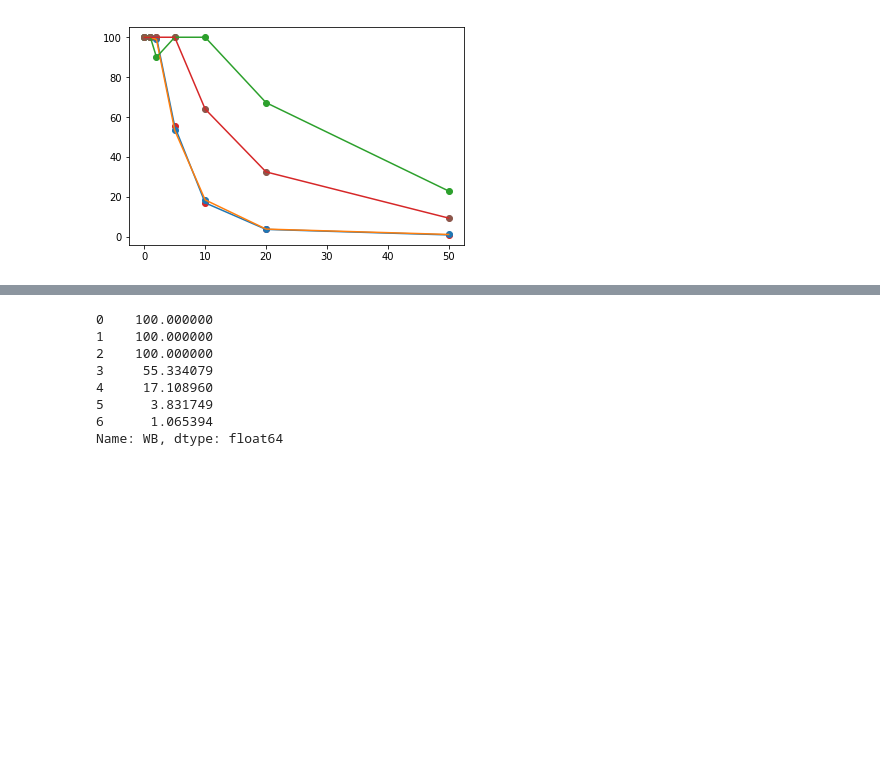
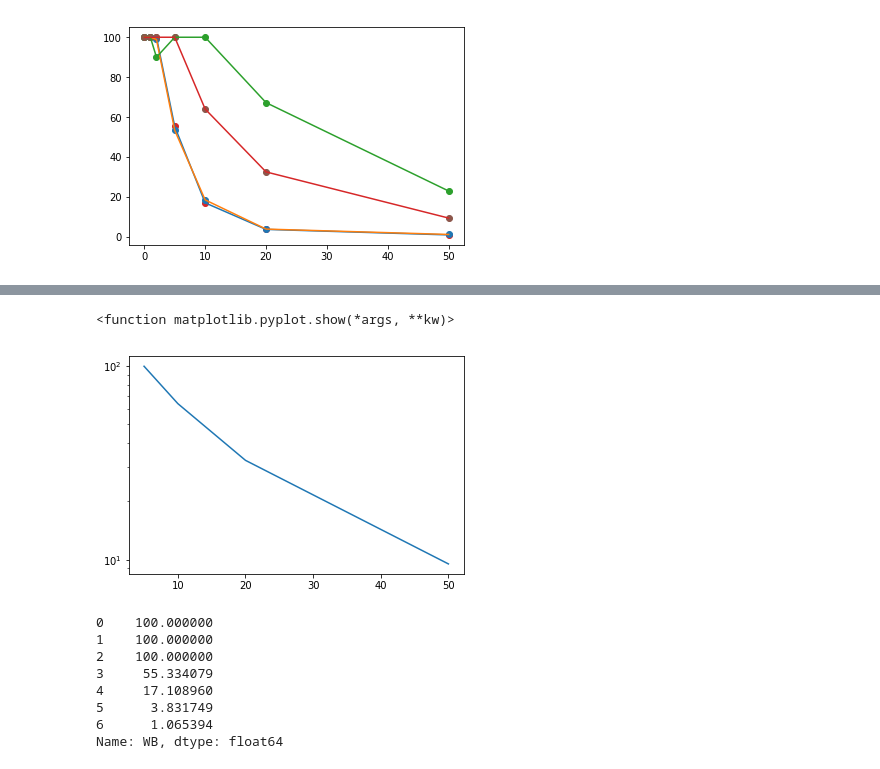
Before and after one commit to SaschaKrakovka/project, a Jupyter notebook: IC50MTZ_12_9_19_1.ipynb, the cells around one changed output, grey strips where cells are left out. Drawn from its saved outputs; the diff is of its cells as text; code cells hidden in the pictures; blank space fills up the shorter version.

```diff
--- a/IC50MTZ_12_9_19_1.ipynb
+++ b/IC50MTZ_12_9_19_1.ipynb
@@ -272,3 +289,26 @@ plt.show()
+# %%
+#Strain 4
+C6aI_a  = MTZ_1["C6aI"]
+Conc_C6aI = MTZ_1["Conc"]
+#I filter for all that are smaller than 99%
+C6aI_aH = C6aI_a <99
+#and ask for the length of that element
+C6aI_aH = C6aI_a[C6aI_aH]
+len(C6aI_aH)
+
+#In the last step I give the total length minus the length of that element plus the data point exactly before to catch
+#the last point of 100%
+#I than use the same approach plus 3 to make sure I get the last point of 100% plus three more.
+C6aI_x = Conc_C6aI[(7-(len(C6aI_aH)+1)):(7-len(C6aI_aH)+3)]
+C6aI_y = C6aI_a[(7-(len(C6aI_aH)+1)):(7-len(C6aI_aH)+3)]
+
+fig, ax = plt.subplots()
+ax.set_yscale('log')
+plt.plot(C6aI_x,C6aI_y)
+plt.show
+# %% [output]
+<function matplotlib.pyplot.show(*args, **kw)>
+[figure, added]
 # %%
 
 
```
Also changed, not shown: parts of 9 cells of this notebook, 2 other files.
